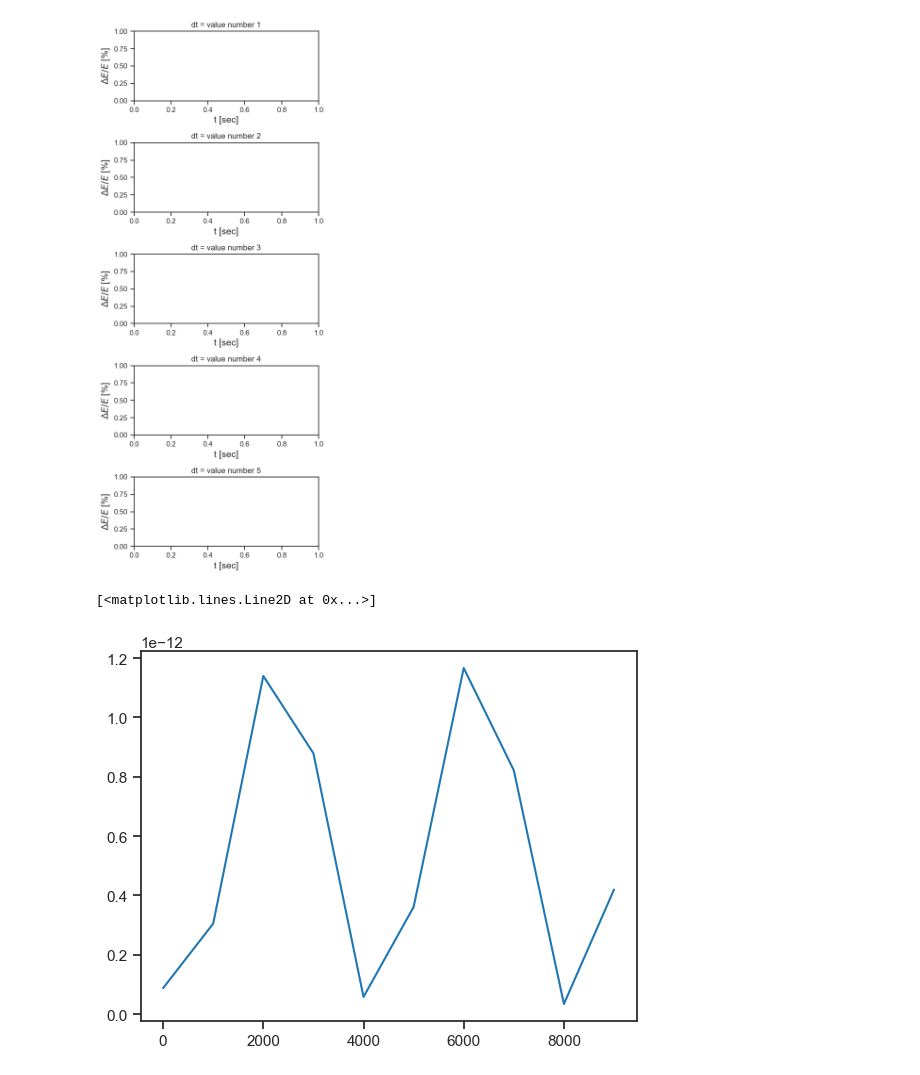
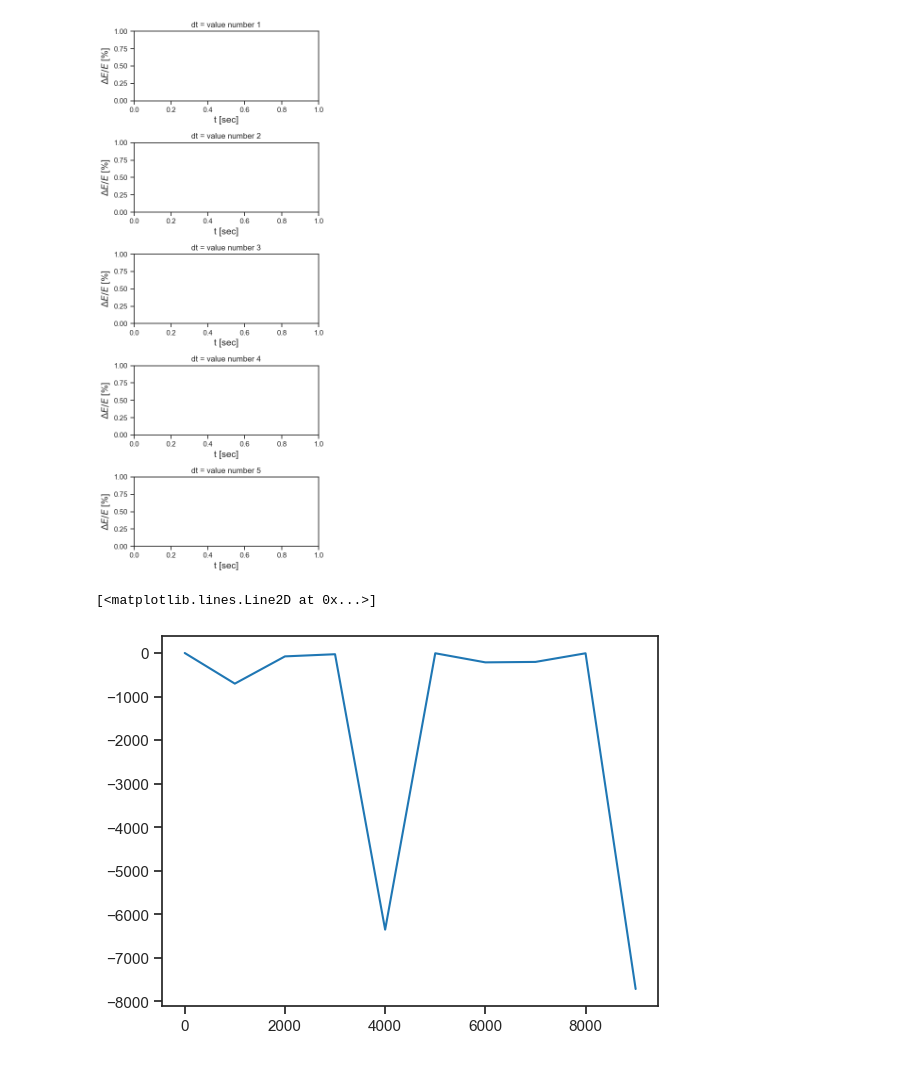
Before and after one commit to SagiMeir/Simulations4Beginners, a Jupyter notebook: getting_started.ipynb, the cells around one changed output. Saved outputs shown, nothing was run; the diff lists cells and outputs as text; code cells hidden in the pictures.

```diff
--- a/getting_started.ipynb
+++ b/getting_started.ipynb
@@ -57,10 +57,14 @@ plt.tight_layout()
 # %% [output]
 [figure]
 # %%
+import numpy as np
 import pandas as pd
+import matplotlib.pyplot as plt
+# and for nice looking plots:
+import seaborn as sns
+sns.set_theme(style="ticks",rc={'axes.labelsize':14},palette='tab10')
 df = pd.read_csv('sim.log', sep='\s+')
-df
-plt.plot(df["step"].values, df["E"].values)
+plt.plot(df["step"].values, (df["E"].values - df['E'].values[0]) * 100/ df['E'].values)
 # %% [output]
 [<matplotlib.lines.Line2D at 0x...>]
-[figure, old version]
+[figure, new version]
```
Also changed, not shown: 2 other files.
